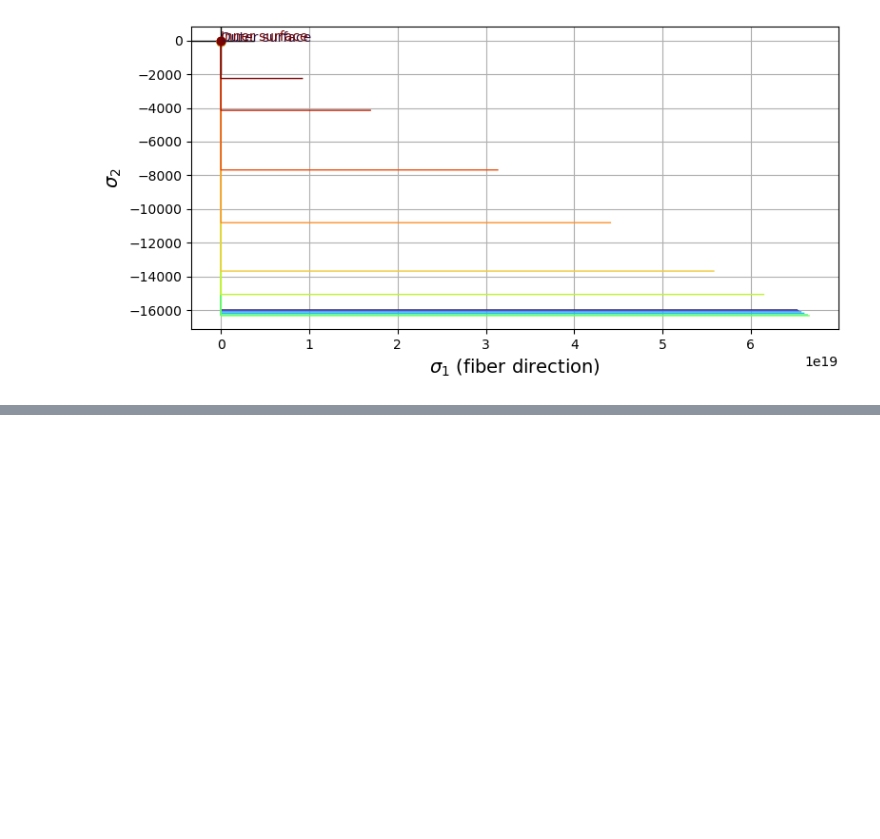
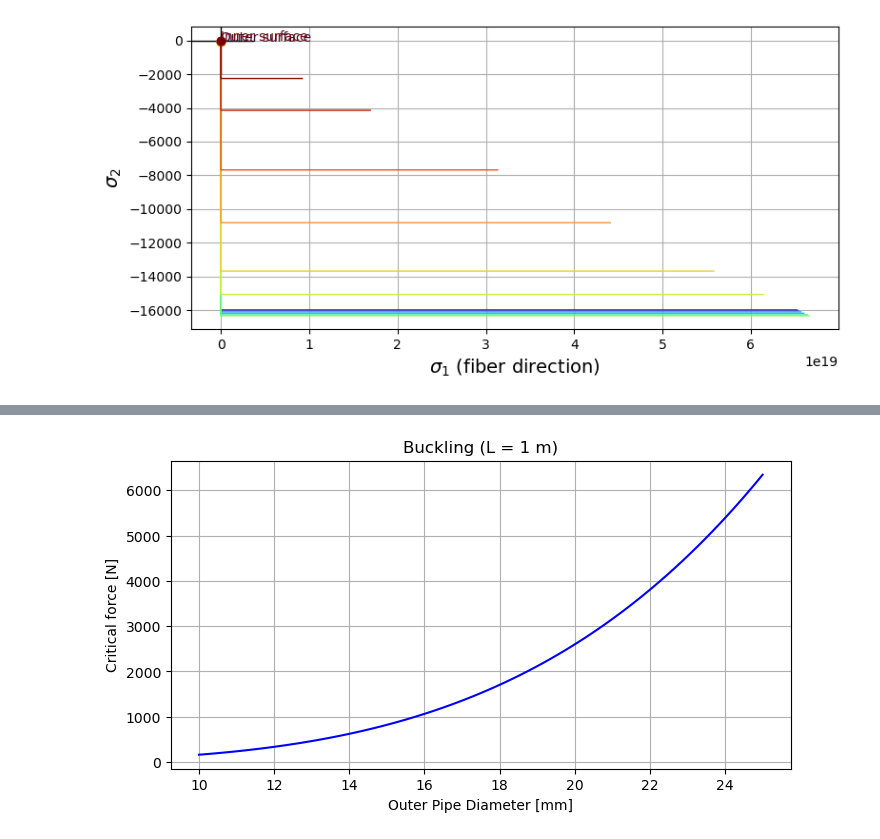
Before and after one commit to Hakonimatata/Lettvekt-Design, a Jupyter notebook: A2/A2_testing.ipynb, the cells around one changed output, grey strips where cells are left out. Saved outputs shown, nothing was run; the diff lists cells and outputs as text; code cells hidden in the pictures; blank space fills up the shorter version.

```diff
--- a/A2/A2_testing.ipynb
+++ b/A2/A2_testing.ipynb
@@ -446,0 +516,36 @@ plot_hashin_various_s3(Carbon_EpoxyA, sigma_1=S11, sigma_2=S22, sigma_3=S33, pos
+# %%
+# 2 Arealmoment
+
+# Compare different outer diameters and buckling
+
+Outer_diamters = np.linspace(MAX_DIAMETER, MAX_DIAMETER*0.4, 100)
+
+buckling_force = []
+
+for D_outer in Outer_diamters:
+
+    ro = D_outer / 2.0
+    d = get_inner_diameter(D_outer, RHO_W, rho_material=Carbon_EpoxyA['rho'])
+    ri = d / 2.0
+
+    I = np.pi * (ro**4 - ri**4) / 4.0
+
+    # E modulus from abaqus
+    E_eff = 39E3 # GPa
+
+    # Buckling
+    L = 1000 # mm
+    P = np.pi**2 * E_eff * I / (L**2)
+    buckling_force.append(P)
+
+fig,ax = plt.subplots(figsize=(8,4))
+
+plt.plot(Outer_diamters, buckling_force, color="b")
+# plt.legend()
+plt.xlabel("Outer Pipe Diameter [mm]")
+plt.ylabel("Critical force [N]")
+plt.grid()
+plt.title("Buckling (L = 1 m)")
+plt.show()
+# %% [output]
+[figure, added]
```
Also changed, not shown: parts of 7 cells of this notebook, 3 other files.
